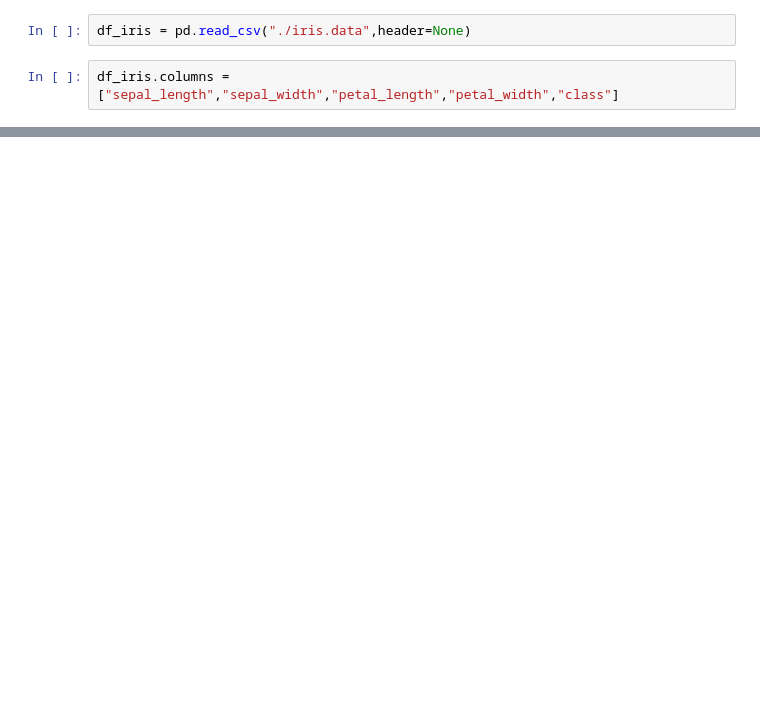
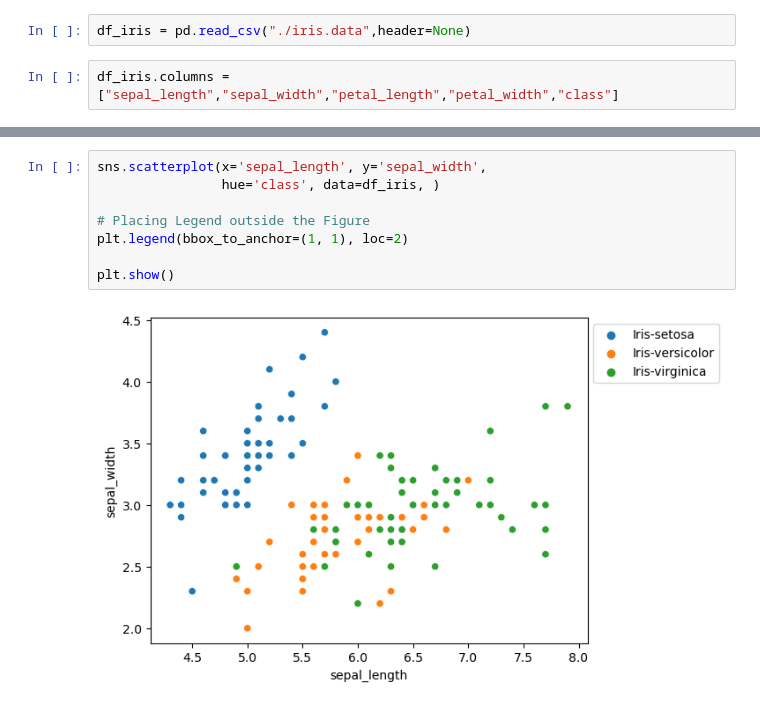
Before and after one commit to milindhpatil/Iris_Data_analysis, a Jupyter notebook: Iris Data Analysis.ipynb, the cells around one changed output, grey strips where cells are left out. Saved outputs shown, nothing was run; the diff lists cells and outputs as text; blank space fills up the shorter version.

```diff
--- a/Iris Data Analysis.ipynb
+++ b/Iris Data Analysis.ipynb
@@ -26,0 +84,10 @@ df_iris
+# %%
+sns.scatterplot(x='sepal_length', y='sepal_width',
+                hue='class', data=df_iris, )
+
+# Placing Legend outside the Figure
+plt.legend(bbox_to_anchor=(1, 1), loc=2)
+
+plt.show()
+# %% [output]
+[figure, added]
```
Also changed, not shown: parts of 35 cells of this notebook.
